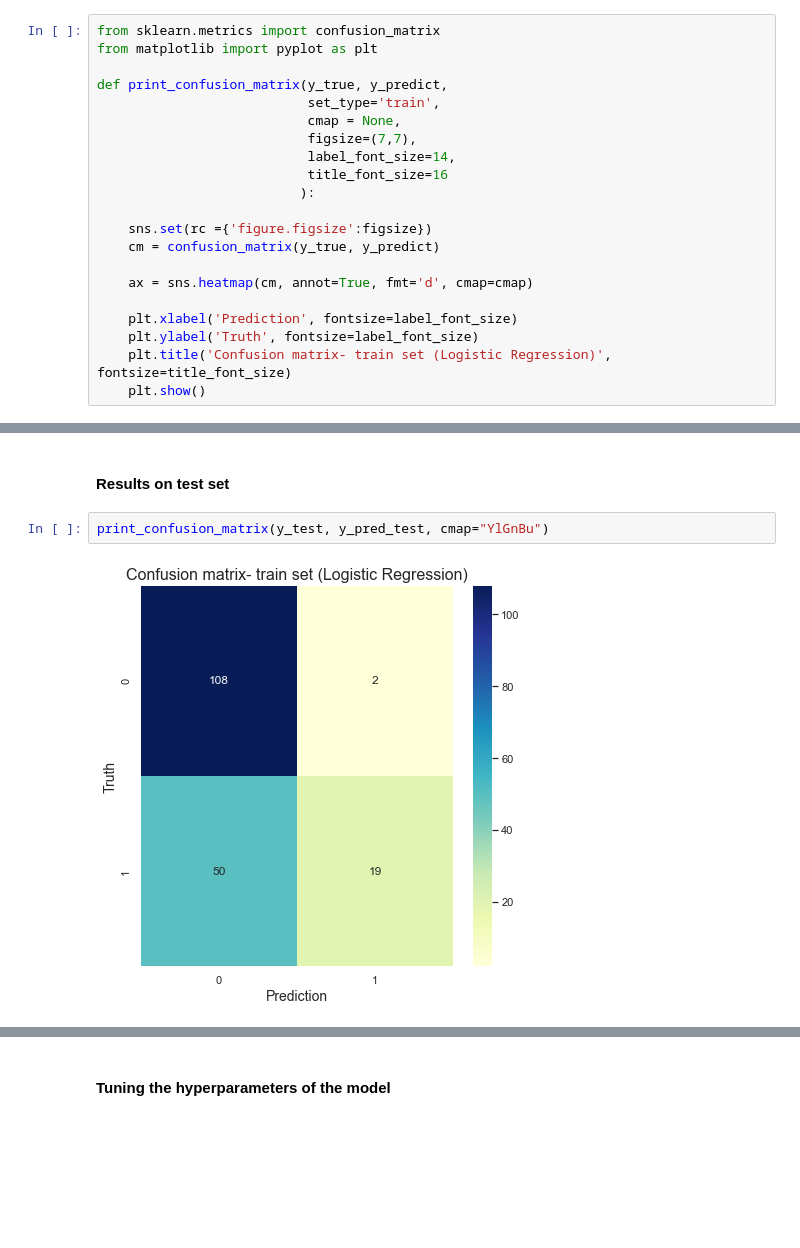
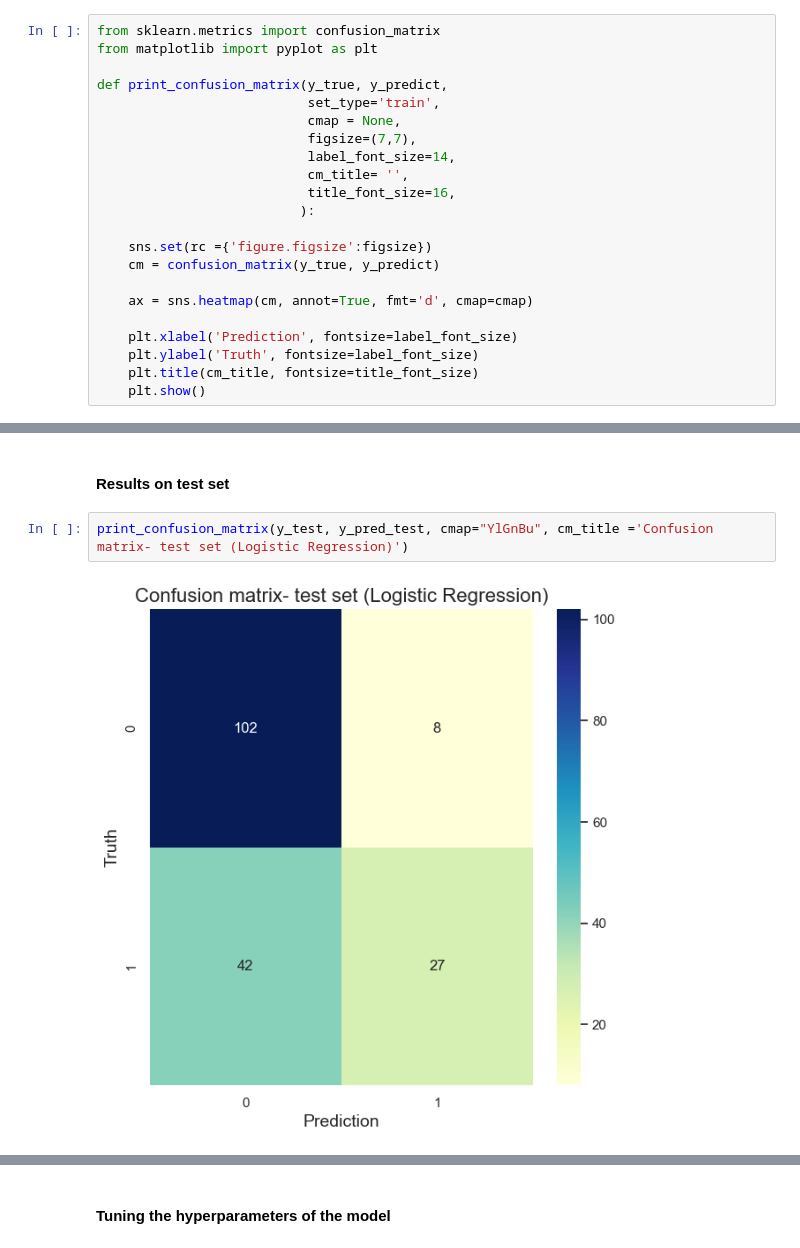
Before and after one commit to dan-ski/Titanic, a Jupyter notebook: Titanic.ipynb, the cells around one changed output, grey strips where cells are left out. Saved outputs shown, nothing was run; the diff lists cells and outputs as text; blank space fills up the shorter version.

```diff
--- a/Titanic.ipynb
+++ b/Titanic.ipynb
@@ -365,7 +365,8 @@ def print_confusion_matrix(y_true, y_predict,
                            cmap = None,
                            figsize=(7,7),
                            label_font_size=14,
-                           title_font_size=16
+                           cm_title= '',
+                           title_font_size=16,
                           ):
 
     sns.set(rc ={'figure.figsize':figsize})
@@ -375,6 +376,6 @@ def print_confusion_matrix(y_true, y_predict,
 
     plt.xlabel('Prediction', fontsize=label_font_size)
     plt.ylabel('Truth', fontsize=label_font_size)
-    plt.title('Confusion matrix- train set (Logistic Regression)', fontsize=title_font_size)
+    plt.title(cm_title, fontsize=title_font_size)
     plt.show()
 # %%
@@ -413,7 +412,7 @@ Total : 712
 # %% [markdown]
 #### Results on test set
 # %%
-print_confusion_matrix(y_test, y_pred_test, cmap="YlGnBu")
+print_confusion_matrix(y_test, y_pred_test, cmap="YlGnBu", cm_title ='Confusion matrix- test set (Logistic Regression)')
 # %% [output]
-[figure, old version]
+[figure, new version]
 # %%
```
Also changed, not shown: parts of 42 cells of this notebook.
